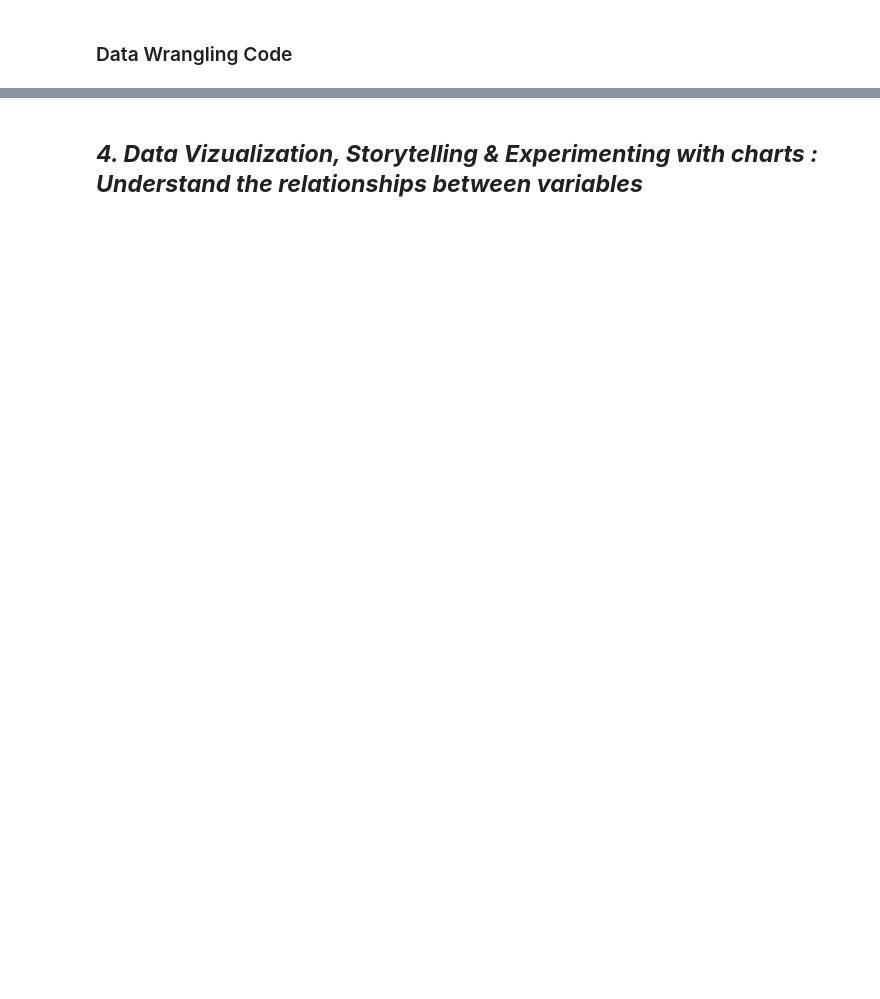
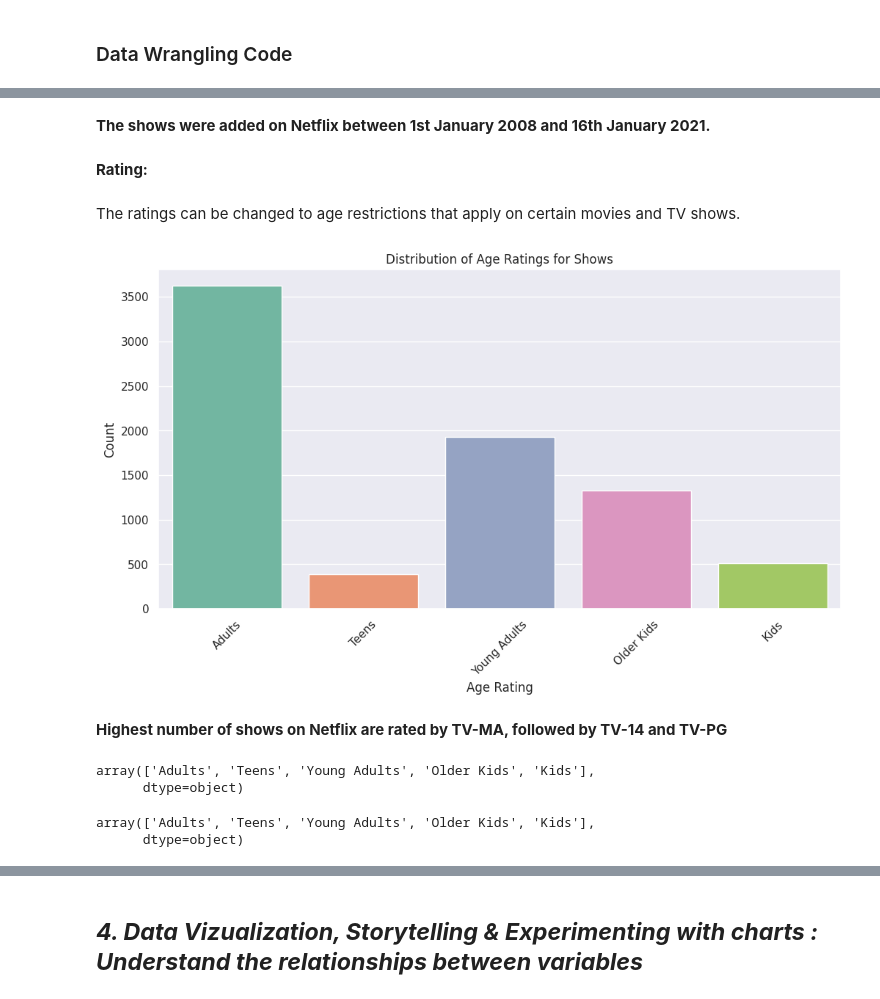
Before and after one commit to PawanYadav007s/Netflix-clustering-ML-Project, a Jupyter notebook: PAwan_of_Sample_ML_Submission_Template.ipynb, the cells around one changed output, grey strips where cells are left out. Drawn from its saved outputs; the diff is of its cells as text; code cells hidden in the pictures; blank space fills up the shorter version.

```diff
--- a/PAwan_of_Sample_ML_Submission_Template.ipynb
+++ b/PAwan_of_Sample_ML_Submission_Template.ipynb
@@ -238,0 +474,4 @@ Answer Here.
+# %%
+# Choosing the primary country and primary genre to simplify the analysis
+df['country'] = df['country'].apply(lambda x: x.split(',')[0])
+df['listed_in'] = df['listed_in'].apply(lambda x: x.split(',')[0])
@@ -238,0 +517,4 @@ Answer Here.
+# %%
+# Splitting the duration column, and changing the datatype to integer
+df['duration'] = df['duration'].apply(lambda x: int(x.split()[0]))
+df['duration']
@@ -238,0 +583,4 @@ Answer Here.
+# %%
+# Typecasting 'date_added' from string to datetime
+df["date_added"] = pd.to_datetime(df['date_added'])
+df["date_added"]
@@ -238,0 +605,54 @@ Answer Here.
+# %% [markdown]
+**The shows were added on Netflix between 1st January 2008 and 16th January 2021.**
+# %%
+# Adding new attributes month and year of date added
+
+df['month_added'] = df['date_added'].dt.month
+df['year_added'] = df['date_added'].dt.year
+df.drop('date_added', axis=1, inplace=True)
+# %% [markdown]
+**Rating:**
+# %% [markdown]
+The ratings can be changed to age restrictions that apply on certain movies and TV shows.
+# %%
+
+
+plt.figure(figsize=(12, 6))  # Adjusting figure size
+sns.countplot(x='rating', data=df, palette='Set2')  # Using a different color palette
+plt.title('Distribution of Age Ratings for Shows')  # Adding a title
+plt.xlabel('Age Rating')  # Adding x-axis label
+plt.ylabel('Count')  # Adding y-axis label
+plt.xticks(rotation=45)  # Rotating x-axis labels for better readability
+plt.show()
+# %% [output]
+[figure, added]
+# %% [markdown]
+**Highest number of shows on Netflix are rated by TV-MA, followed by TV-14 and TV-PG**
+# %%
+# Age ratings
+df.rating.unique()
+# %% [output]
+array(['Adults', 'Teens', 'Young Adults', 'Older Kids', 'Kids'],
+      dtype=object)
+# %%
+# Changing the values in the rating column
+rating_map = {'TV-MA':'Adults',
+              'R':'Adults',
+              'PG-13':'Teens',
+              'TV-14':'Young Adults',
+              'TV-PG':'Older Kids',
+              'NR':'Adults',
+              'TV-G':'Kids',
+              'TV-Y':'Kids',
+              'TV-Y7':'Older Kids',
+              'PG':'Older Kids',
+              'G':'Kids',
+              'NC-17':'Adults',
+              'TV-Y7-FV':'Older Kids',
+              'UR':'Adults'}
+
+df['rating'].replace(rating_map, inplace = True)
+df['rating'].unique()
+# %% [output]
+array(['Adults', 'Teens', 'Young Adults', 'Older Kids', 'Kids'],
+      dtype=object)
```
Also changed, not shown: parts of 174 cells of this notebook.
